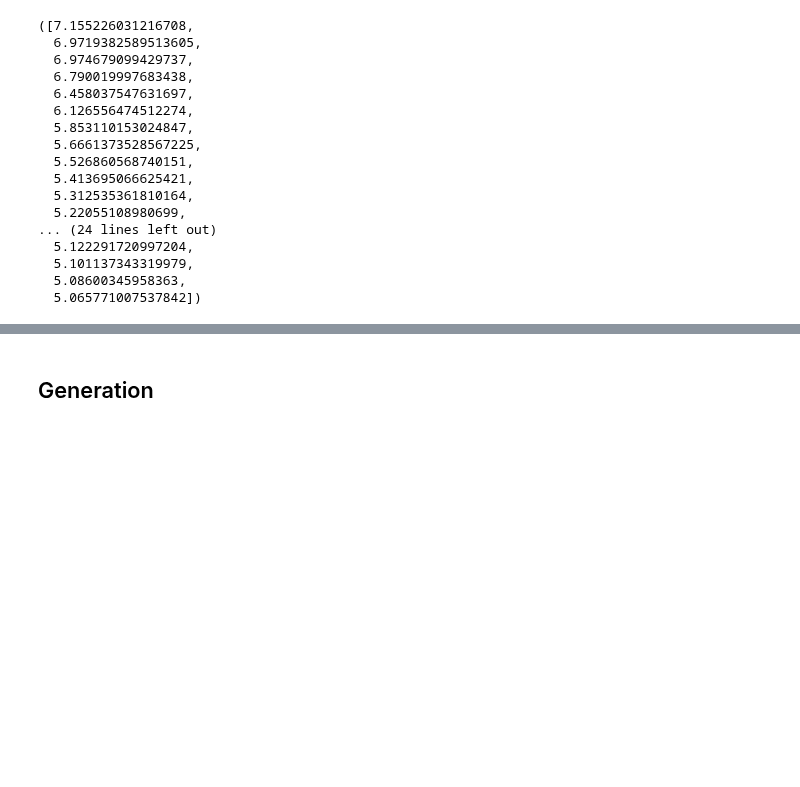
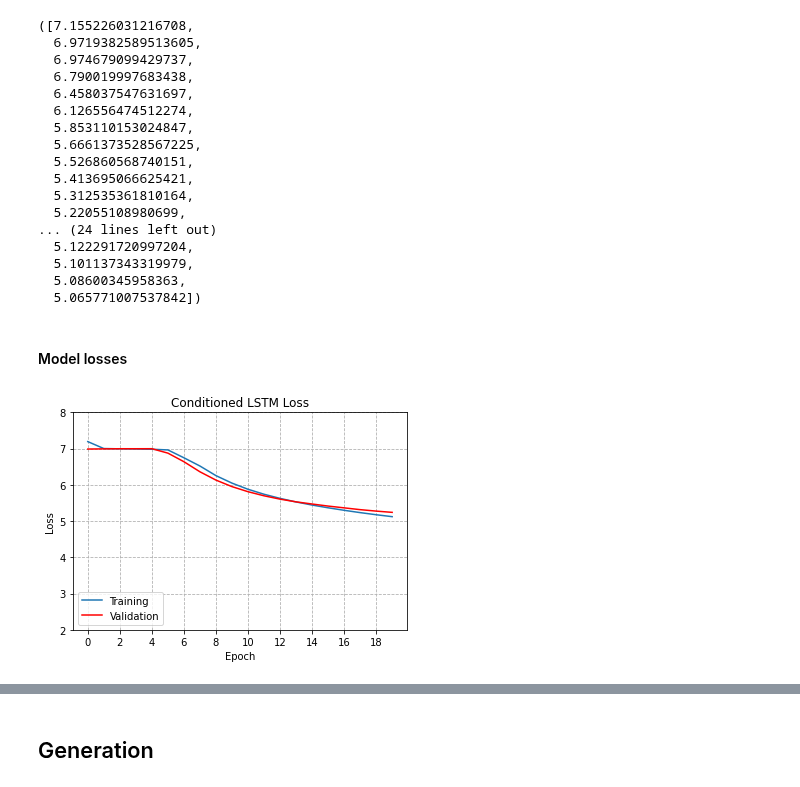
Before and after one commit to giuseppebaldini/paper-abstract-generator, a Jupyter notebook: model.ipynb, the cells around one changed output, grey strips where cells are left out. Saved outputs shown, nothing was run; the diff lists cells and outputs as text; code cells hidden in the pictures; blank space fills up the shorter version.

Commit message:
Plots

```diff
--- a/model.ipynb
+++ b/model.ipynb
@@ -500,3 +499,21 @@ train_loss_w2v, val_loss_w2v
   5.101137343319979,
   5.08600345958363,
   5.065771007537842])
+# %% [markdown]
+#### Model losses
+# %%
+plt.plot(train_loss)
+plt.plot(val_loss, 'r')
+
+plt.title('Conditioned LSTM Loss')
+plt.ylabel('Loss')
+plt.xlabel('Epoch')
+plt.legend(['Training', 'Validation'], loc='lower left')
+
+plt.yticks(range(2,9,1))
+plt.xticks(range(0,20,2))
+plt.grid(linestyle='--')
+
+plt.savefig('plots/cond_lstm_loss.png')
+# %% [output]
+[figure, added]
```
Also changed, not shown: parts of 10 cells of this notebook.
